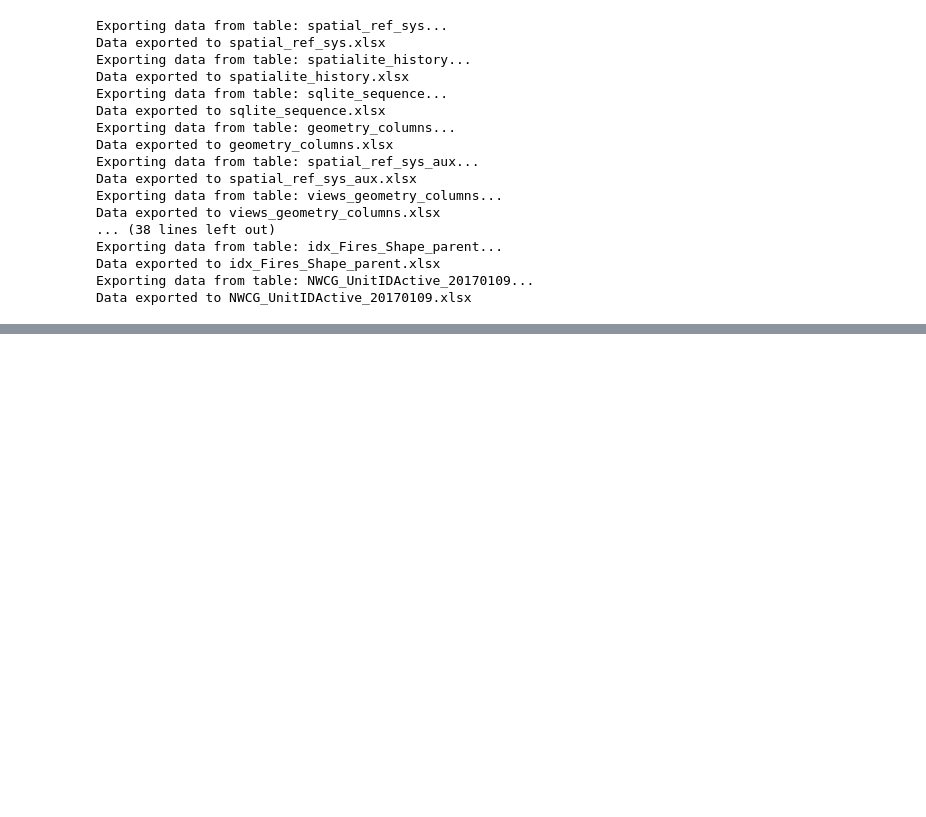
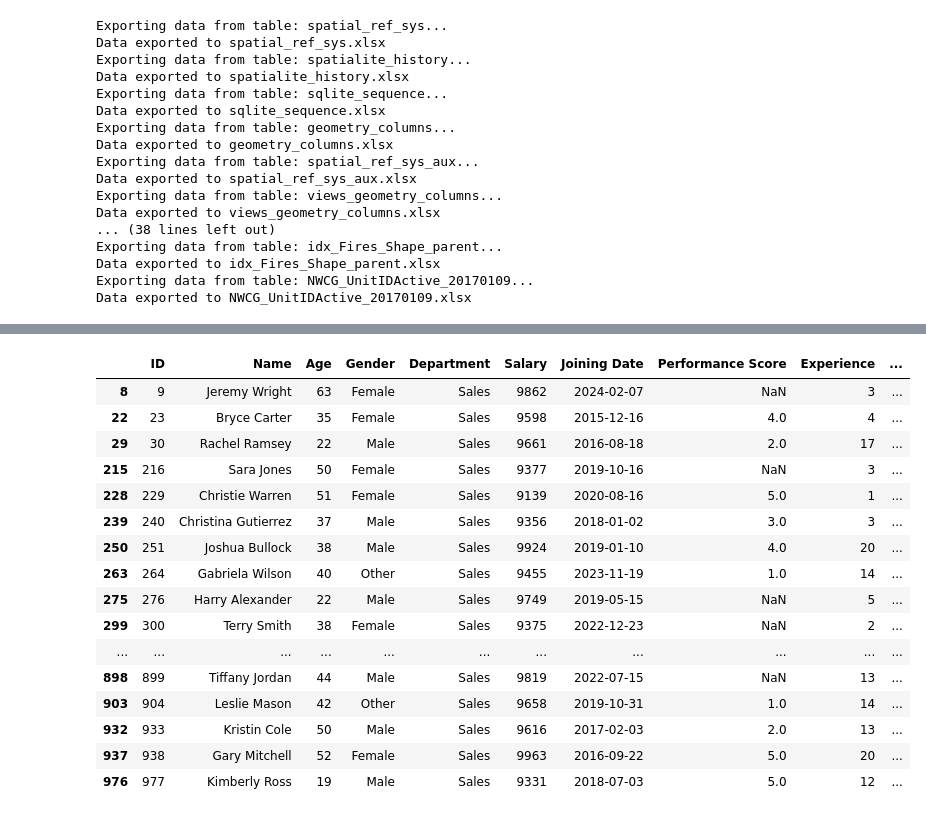
Before and after one commit to mainbosskay/Data_Science-Python_Basics, a Jupyter notebook: python_libraries-pandas.ipynb, the cells around one changed output, grey strips where cells are left out. Saved outputs shown, nothing was run; the diff lists cells and outputs as text; code cells hidden in the pictures; blank space fills up the shorter version.

Commit message:
Feature: Series, DataFrame, Basic Operations, Importing and Exporting, Filtering and Sorting, Slicing, Grouping, Merging and Concatenating

```diff
--- a/python_libraries-pandas.ipynb
+++ b/python_libraries-pandas.ipynb
@@ -381,0 +457,5 @@ Data exported to NWCG_UnitIDActive_20170109.xlsx
+# %%
+# Filter and sort the dataset
+# Importing employee performace dataset
+employee_dataset = pd.read_csv('new_dataset/Employe_Performance_dataset.csv')
+employee_dataset.head()
@@ -381,0 +555,23 @@ Data exported to NWCG_UnitIDActive_20170109.xlsx
+# %%
+# Retrieve rows where the employee belongs to "Sales" and has a Salary in the top 10% of all salaries
+salary_threshold = employee_dataset['Salary'].quantile(0.9)
+top_ten_sales = employee_dataset[(employee_dataset['Department'] == 'Sales') & (employee_dataset['Salary'] >= salary_threshold)]
+top_ten_sales
+# %% [output]
+|  | ID | Name | Age | Gender | Department | Salary | Joining Date | Performance Score | Experience | ... |
+| 8 | 9 | Jeremy Wright | 63 | Female | Sales | 9862 | 2024-02-07 | NaN | 3 | ... |
+| 22 | 23 | Bryce Carter | 35 | Female | Sales | 9598 | 2015-12-16 | 4.0 | 4 | ... |
+| 29 | 30 | Rachel Ramsey | 22 | Male | Sales | 9661 | 2016-08-18 | 2.0 | 17 | ... |
+| 215 | 216 | Sara Jones | 50 | Female | Sales | 9377 | 2019-10-16 | NaN | 3 | ... |
+| 228 | 229 | Christie Warren | 51 | Female | Sales | 9139 | 2020-08-16 | 5.0 | 1 | ... |
+| 239 | 240 | Christina Gutierrez | 37 | Male | Sales | 9356 | 2018-01-02 | 3.0 | 3 | ... |
+| 250 | 251 | Joshua Bullock | 38 | Male | Sales | 9924 | 2019-01-10 | 4.0 | 20 | ... |
+| 263 | 264 | Gabriela Wilson | 40 | Other | Sales | 9455 | 2023-11-19 | 1.0 | 14 | ... |
+| 275 | 276 | Harry Alexander | 22 | Male | Sales | 9749 | 2019-05-15 | NaN | 5 | ... |
+| 299 | 300 | Terry Smith | 38 | Female | Sales | 9375 | 2022-12-23 | NaN | 2 | ... |
+| ... | ... | ... | ... | ... | ... | ... | ... | ... | ... | ... |
+| 898 | 899 | Tiffany Jordan | 44 | Male | Sales | 9819 | 2022-07-15 | NaN | 13 | ... |
+| 903 | 904 | Leslie Mason | 42 | Other | Sales | 9658 | 2019-10-31 | 1.0 | 14 | ... |
+| 932 | 933 | Kristin Cole | 50 | Male | Sales | 9616 | 2017-02-03 | 2.0 | 13 | ... |
+| 937 | 938 | Gary Mitchell | 52 | Female | Sales | 9963 | 2016-09-22 | 5.0 | 20 | ... |
+| 976 | 977 | Kimberly Ross | 19 | Male | Sales | 9331 | 2018-07-03 | 5.0 | 12 | ... |
```
Also changed, not shown: parts of 38 cells of this notebook.
